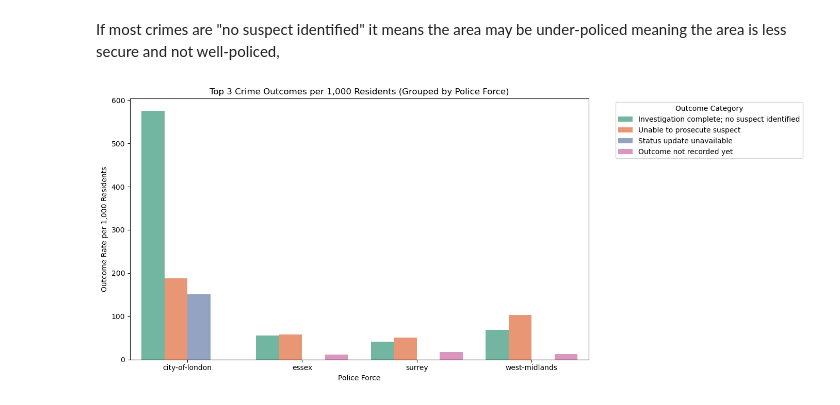
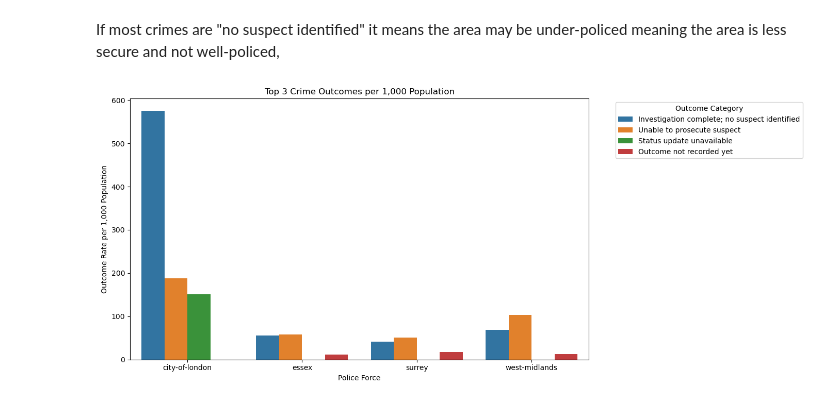
Before and after one commit to adck872/crime_data_analysis, a Jupyter notebook: analysis.ipynb, the cells around one changed output. Saved outputs shown, nothing was run; the diff lists cells and outputs as text; code cells hidden in the pictures.

```diff
--- a/analysis.ipynb
+++ b/analysis.ipynb
@@ -780,20 +776,20 @@ top3_per_force["Outcome_rate_per_1000"] = (
 # %%
 plt.figure(figsize=(14,6))
 
 sns.barplot(
     data=top3_per_force,
     x="force",
     y="Outcome_rate_per_1000",
     hue="Last outcome category",
-    palette="Set2"
+
 )
 
-plt.title("Top 3 Crime Outcomes per 1,000 Residents (Grouped by Police Force)")
-plt.ylabel("Outcome Rate per 1,000 Residents")
+plt.title("Top 3 Crime Outcomes per 1,000 Population")
+plt.ylabel("Outcome Rate per 1,000 Population")
 plt.xlabel("Police Force")
 plt.xticks(rotation=0)
-plt.legend(title="Outcome Category", bbox_to_anchor=(1.05, 1), loc="upper left")
+plt.legend(title="Outcome Category",bbox_to_anchor=(1.05,1),loc="upper left")
 plt.tight_layout()
 plt.show()
 # %% [output]
-[figure, old version]
+[figure, new version]
```
Also changed, not shown: parts of 39 cells of this notebook.
